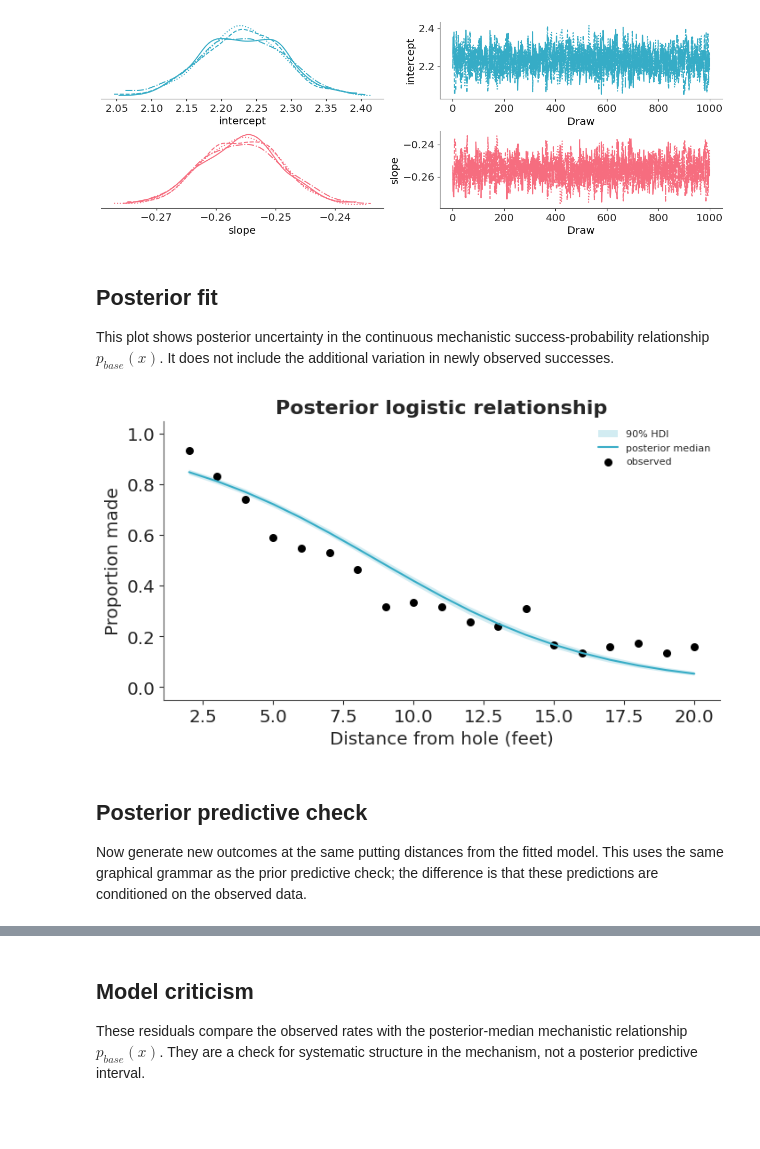
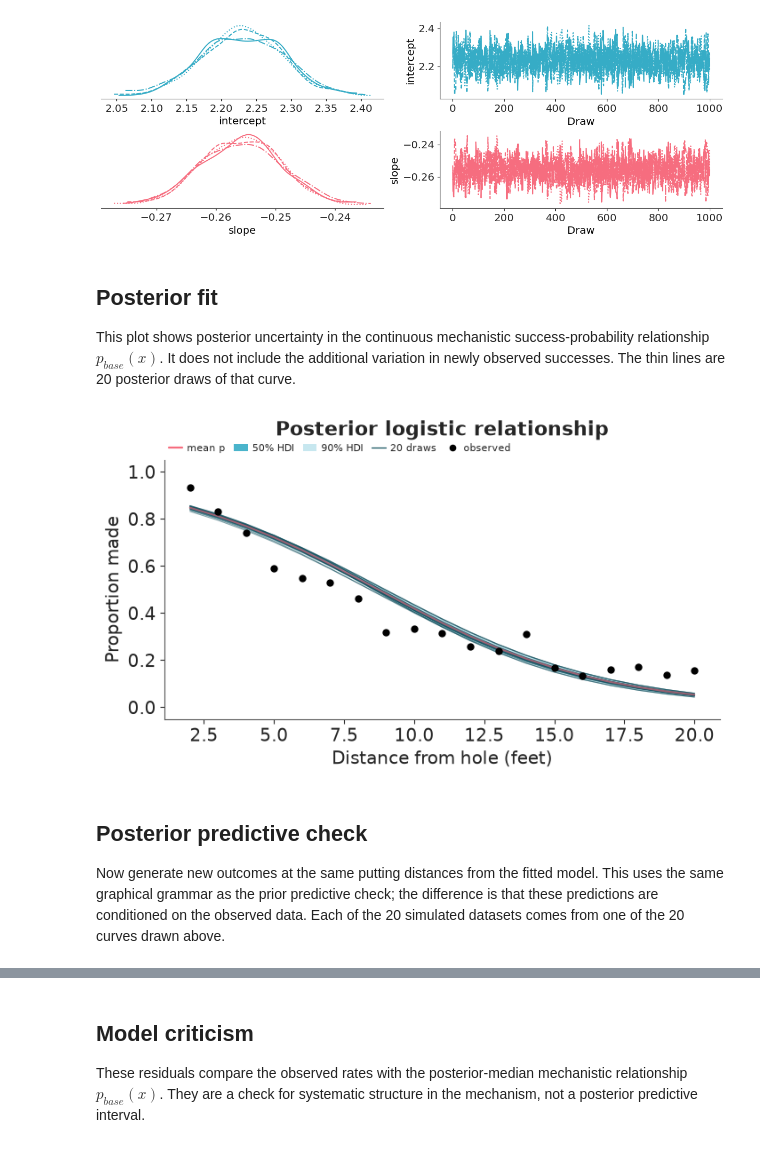
Before and after one commit to opherdonchin/BayesShortCourse, a Jupyter notebook: golf/01_logistic_baseline.ipynb, the cells around one changed output, grey strips where cells are left out. Drawn from its saved outputs; the diff is of its cells as text; code cells hidden in the pictures; blank space fills up the shorter version.

```diff
--- a/golf/01_logistic_baseline.ipynb
+++ b/golf/01_logistic_baseline.ipynb
@@ -195,20 +252,48 @@ azp.plot_trace_dist(idata, var_names=['intercept', 'slope']);
 # %% [markdown]
 ## Posterior fit
 
-This plot shows posterior uncertainty in the continuous mechanistic success-probability relationship $p_{base}(x)$. It does not include the additional variation in newly observed successes.
+This plot shows posterior uncertainty in the continuous mechanistic success-probability relationship $p_{base}(x)$. It does not include the additional variation in newly observed successes. The thin lines are 20 posterior draws of that curve.
 # %%
-plot_rate(
-    idata["posterior"]["p_base"],
-    golf,
-    "Posterior logistic relationship",
-    median_label="posterior median",
-);
+idata["observed_data"]["rate"] = idata["observed_data"]["made"] / idata["constant_data"]["attempts"]
+posterior_curves = azb.extract(
+    idata,
+    group="posterior",
+    var_names="p_base",
+    num_samples=20,
+    random_seed=RANDOM_SEED,
+)
+
+azp.plot_lm(
+    idata,
+    x="distance",
+    y="p_base",
+    y_obs="rate",
+    group="posterior",
+    plot_dim="obs_id",
+    ci_prob=(0.50, 0.90),
+    ci_kind="hdi",
+    point_estimate="mean",
+    smooth=False,
+    figure_kwargs={"figsize": (7, 4)},
+    visuals={
+        "pe_line": {"color": "C1"},
+        "ci_band": {"color": "C0"},
+        "observed_scatter": {"color": "black", "alpha": 1, "zorder": 3},
+    },
+)
+
+ax = plt.gca()
+plot_curve_draws(ax, golf["distance_ft"], posterior_curves)
+ax.set(xlabel="Distance from hole (feet)", ylabel="Proportion made", ylim=(-0.05, 1.05))
+ax.set_title("Posterior logistic relationship", pad=20)  # leave room for the legend
+add_interval_legend(ax, line_label="mean p", draws_label="20 draws")
+plt.show()
 # %% [output]
-[figure, old version]
+[figure, new version]
 # %% [markdown]
 ## Posterior predictive check
 
-Now generate new outcomes at the same putting distances from the fitted model. This uses the same graphical grammar as the prior predictive check; the difference is that these predictions are conditioned on the observed data.
+Now generate new outcomes at the same putting distances from the fitted model. This uses the same graphical grammar as the prior predictive check; the difference is that these predictions are conditioned on the observed data. Each of the 20 simulated datasets comes from one of the 20 curves drawn above.
 # %%
 with model:
     pm.sample_posterior_predictive(
```
Also changed, not shown: parts of 6 cells of this notebook, 8 other files.
